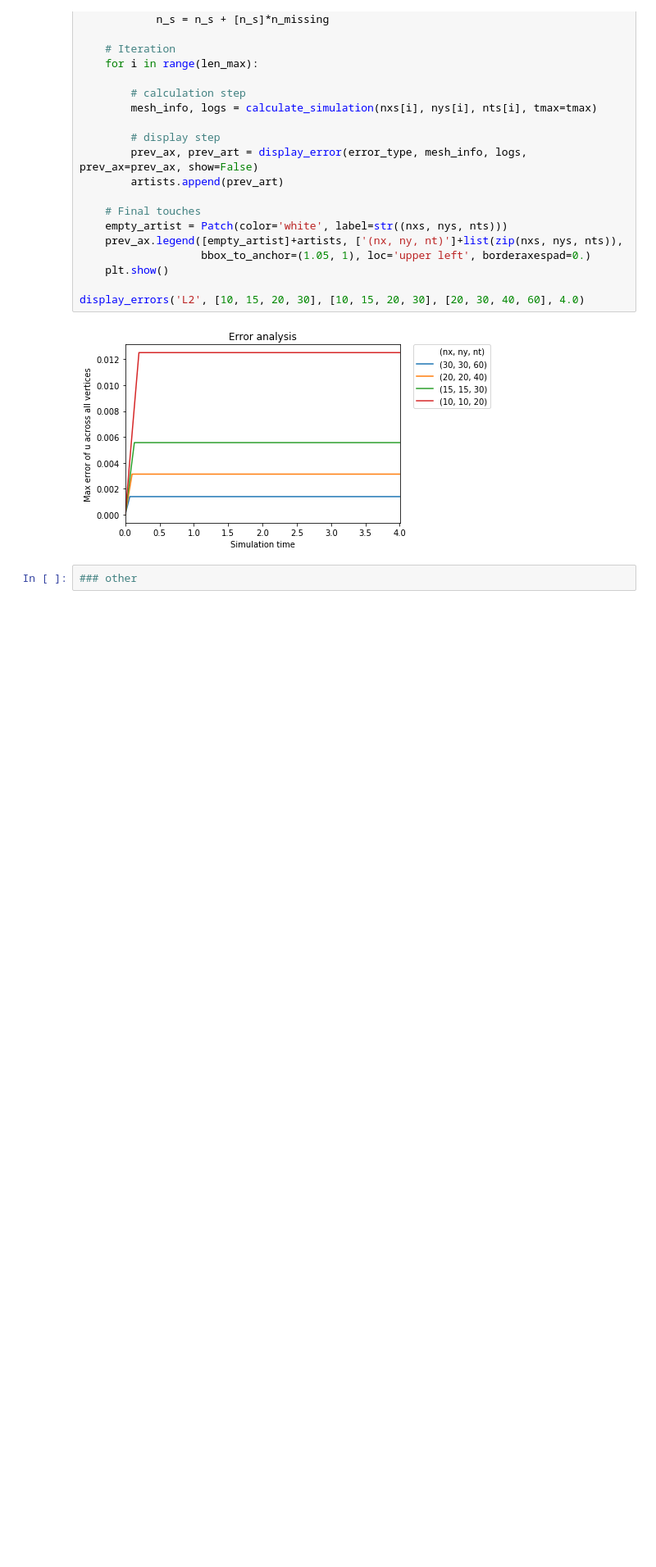
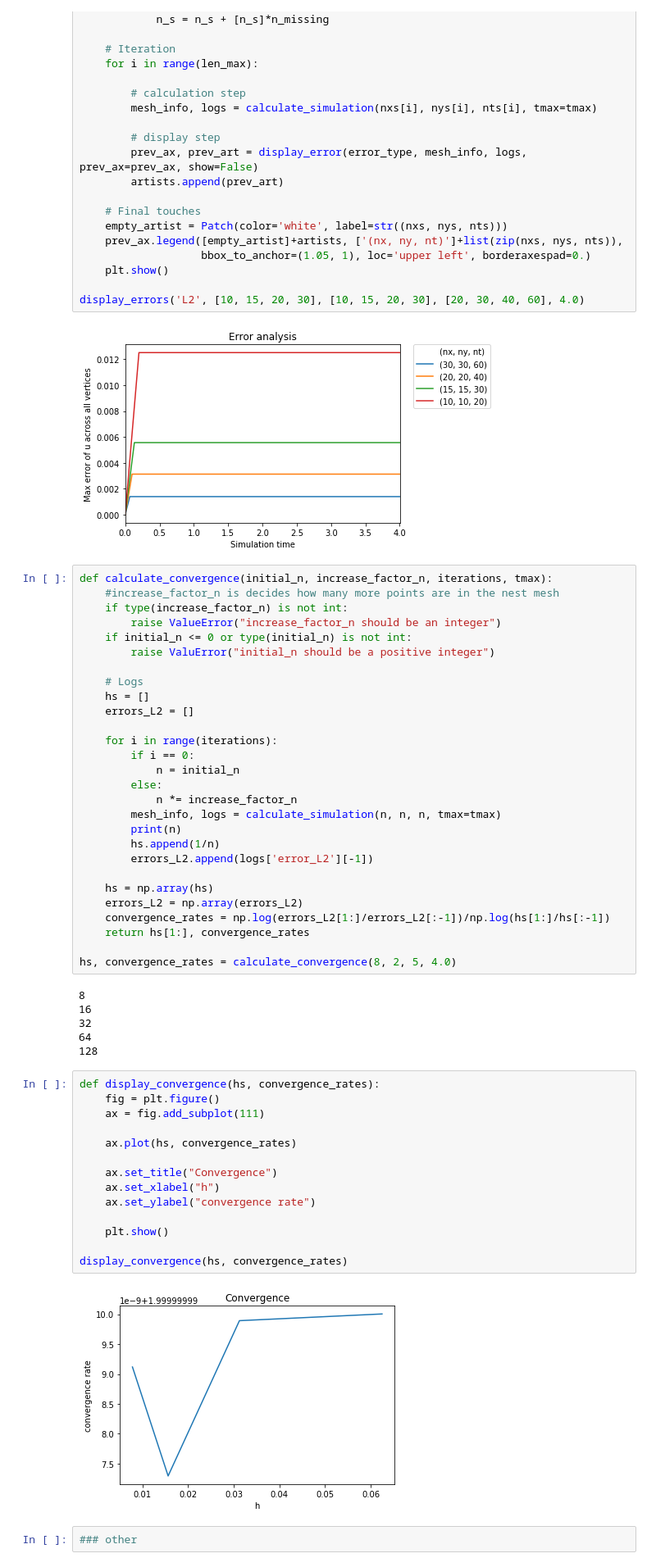
Before and after one commit to ZacharyVernec/PDE-FIND, a Jupyter notebook: Heat Equation.ipynb, the cells around one changed output. Shown at 82% size. Cells and saved outputs as stored; diff of their text form; blank space fills up the shorter version.

Commit message:
Added convergence rate functions

```diff
--- a/Heat Equation.ipynb
+++ b/Heat Equation.ipynb
@@ -204,6 +204,56 @@ def display_errors(error_type, nxs, nys, nts, tmax):
 display_errors('L2', [10, 15, 20, 30], [10, 15, 20, 30], [20, 30, 40, 60], 4.0)
 # %% [output]
 [figure]
+# %%
+def calculate_convergence(initial_n, increase_factor_n, iterations, tmax):
+    #increase_factor_n is decides how many more points are in the nest mesh
+    if type(increase_factor_n) is not int:
+        raise ValueError("increase_factor_n should be an integer")
+    if initial_n <= 0 or type(initial_n) is not int:
+        raise ValuError("initial_n should be a positive integer")
+
+    # Logs
+    hs = []
+    errors_L2 = []
+
+    for i in range(iterations):
+        if i == 0:
+            n = initial_n
+        else:
+            n *= increase_factor_n
+        mesh_info, logs = calculate_simulation(n, n, n, tmax=tmax)
+        print(n)
+        hs.append(1/n)
+        errors_L2.append(logs['error_L2'][-1])
+
+    hs = np.array(hs)
+    errors_L2 = np.array(errors_L2)
+    convergence_rates = np.log(errors_L2[1:]/errors_L2[:-1])/np.log(hs[1:]/hs[:-1])
+    return hs[1:], convergence_rates
+
+hs, convergence_rates = calculate_convergence(8, 2, 5, 4.0)
+# %% [output]
+8
+16
+32
+64
+128
+# %%
+def display_convergence(hs, convergence_rates):
+    fig = plt.figure()
+    ax = fig.add_subplot(111)
+
+    ax.plot(hs, convergence_rates)
+
+    ax.set_title("Convergence")
+    ax.set_xlabel("h")
+    ax.set_ylabel("convergence rate")
+
+    plt.show()
+
+display_convergence(hs, convergence_rates)
+# %% [output]
+[figure, added]
 # %%
 ### other
 # %%
```
